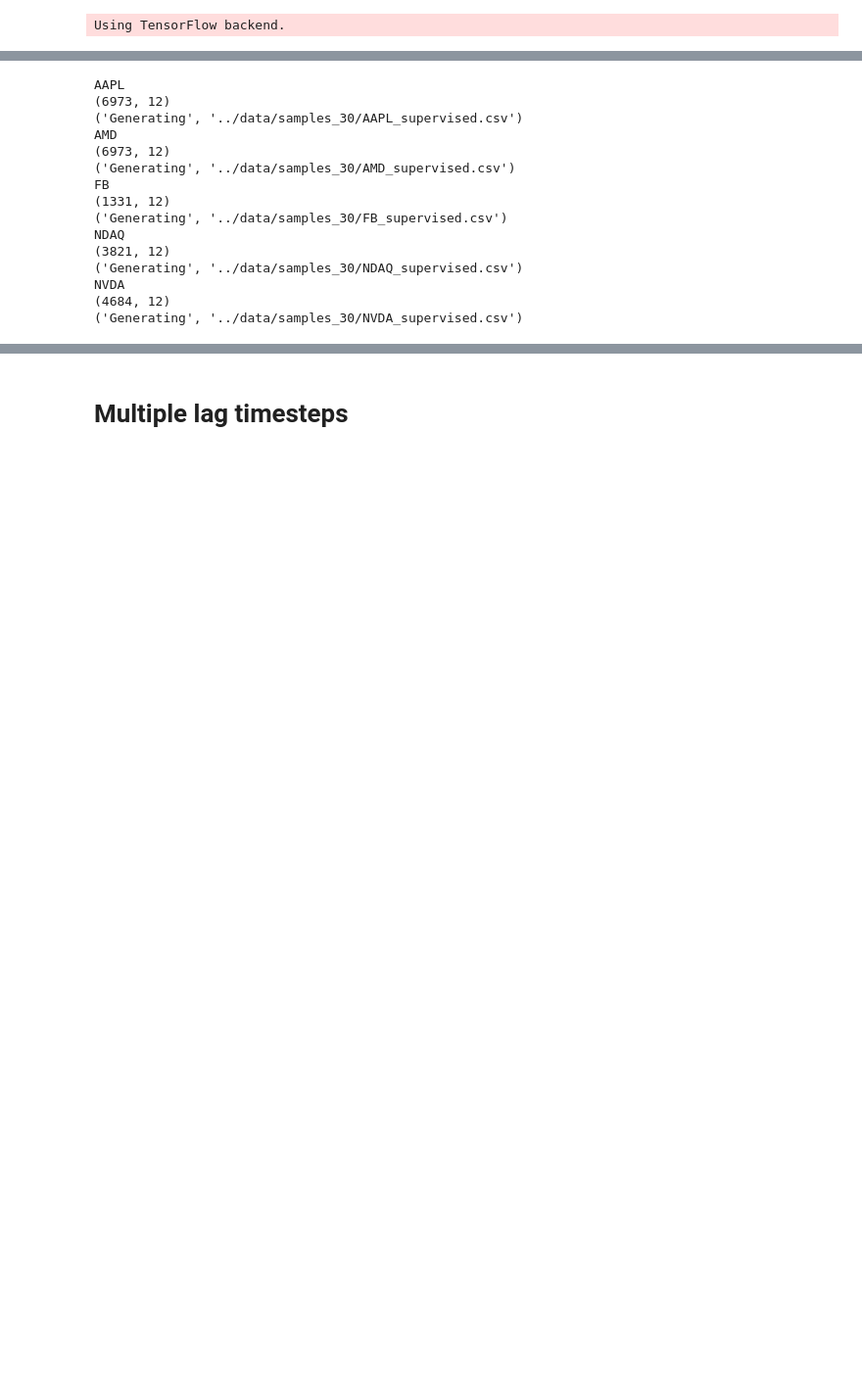
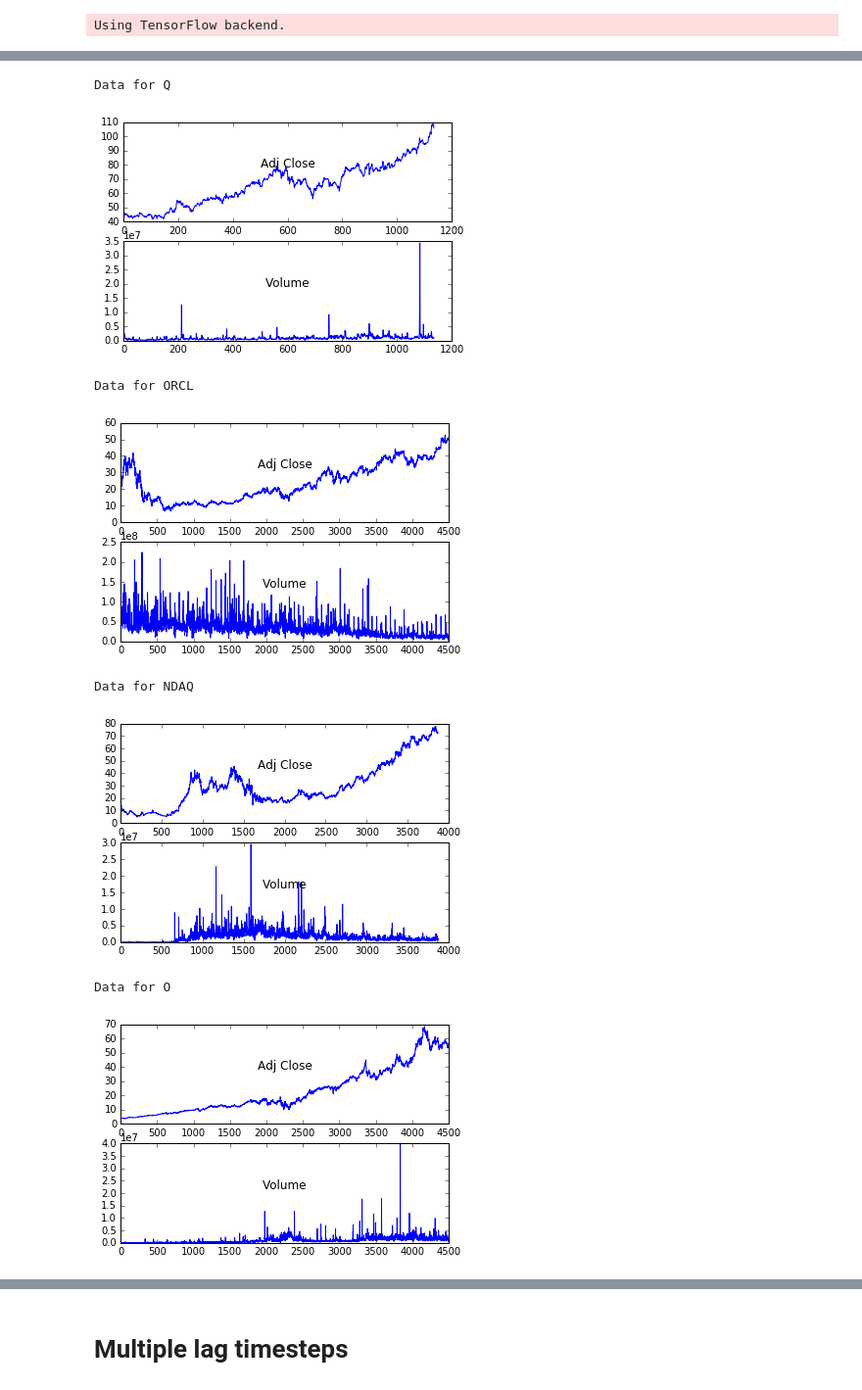
Before and after one commit to eshyun/MIDS_capstone, a Jupyter notebook: code/multi_variate_lstm.ipynb, the cells around one changed output, grey strips where cells are left out. Shown at 98% size. Cells and saved outputs as stored; diff of their text form; code cells hidden in the pictures; blank space fills up the shorter version.

```diff
--- a/code/multi_variate_lstm.ipynb
+++ b/code/multi_variate_lstm.ipynb
@@ -44,18 +73,32 @@ source_dir, models_dir, supervised_data_dir, prediction_data_dir, rmse_csv,n_lag
-# %%
-n_features, datasets = lstm2.set_up_data(source_dir, supervised_data_dir, n_lags, n_forecast)
-# %% [output]
-AAPL
-(6973, 12)
-('Generating', '../data/samples_30/AAPL_supervised.csv')
-AMD
-(6973, 12)
-('Generating', '../data/samples_30/AMD_supervised.csv')
-FB
-(1331, 12)
-('Generating', '../data/samples_30/FB_supervised.csv')
-NDAQ
-(3821, 12)
-('Generating', '../data/samples_30/NDAQ_supervised.csv')
-NVDA
-(4684, 12)
-('Generating', '../data/samples_30/NVDA_supervised.csv')
+# %%
+def view_dataframe(df):
+    dataset = df
+    values = dataset.values
+    # Revised order of columns
+    groups = np.array(range(len(list(dataset))-1, -1, -1)) #[0, 1, 2, 3, 5] #, 6, 7
+    #groups = np.array(range(len(list(dataset)))) #[0, 1, 2, 3, 5] #, 6, 7
+    # specify columns to plot
+    i = 1
+    # plot each column
+    for group in groups:
+        pyplot.subplot(len(groups), 1, i)
+        pyplot.plot(values[:, group])
+        pyplot.title(dataset.columns[group], y=0.5) #, loc='left')
+        i += 1
+    pyplot.show()
+
+for stock in orig_dfs.keys():
+    pyplot.figure(figsize=(6,4))
+    print('Data for ' + stock)
+    view_dataframe(orig_dfs[stock])
+
+#view_dataframe(orig_dfs['MSFT'])
+# %% [output]
+Data for Q
+[figure, added]
+Data for ORCL
+[figure, added]
+Data for NDAQ
+[figure, added]
+Data for O
+[figure, added]
```
Also changed, not shown: parts of 34 cells of this notebook, 3 other files.
